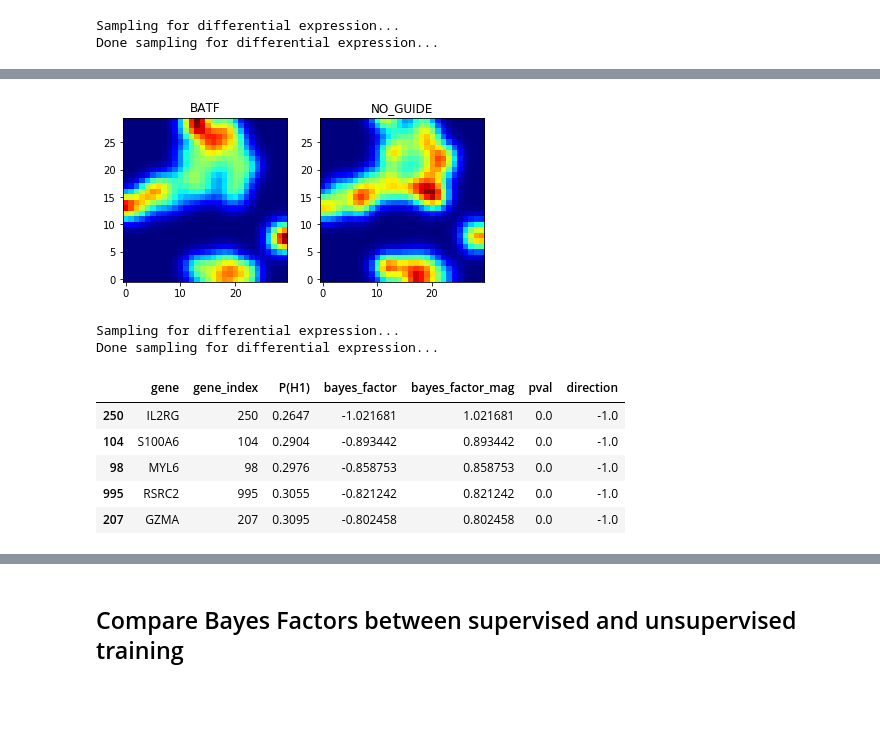
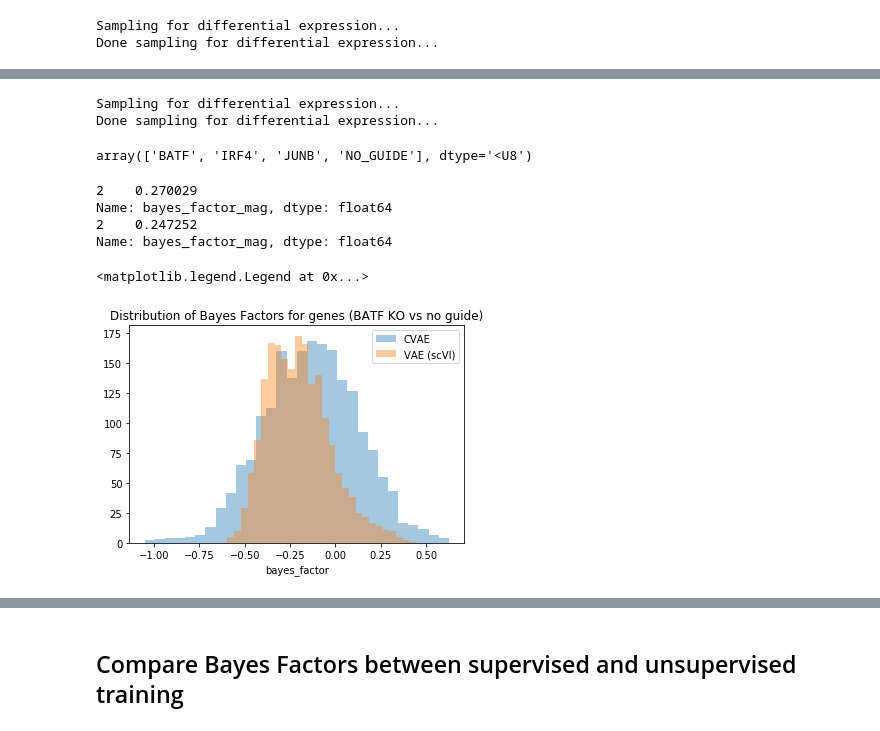
Before and after one commit to mincheoly/scVI-extensions, a Jupyter notebook: notebooks/batf_poc.ipynb, the cells around one changed output, grey strips where cells are left out. Drawn from its saved outputs; the diff is of its cells as text; code cells hidden in the pictures; blank space fills up the shorter version.

```diff
--- a/notebooks/batf_poc.ipynb
+++ b/notebooks/batf_poc.ipynb
@@ -164,2 +103,12 @@ plot_pair_densities(vae, infer, n_points=5000, sigma=1.5)
+# %%
+cvae = cv.CVAE(gene_dataset.nb_genes, n_labels=gene_dataset.n_labels, n_batch=gene_dataset.n_batches * use_batches)
+supervised_infer = svi.SupervisedVariationalInference(
+    cvae,
+    gene_dataset,
+    train_size=0.9,
+    use_cuda=use_cuda,
+    verbose=False,
+    frequency=1)
+supervised_infer.train(n_epochs=n_epochs, lr=lr)
 # %% [markdown]
 ### Differential Expression
@@ -202,18 +147,25 @@ Text(0.5,0,'iter')
-# %%
-plot_pair_densities(vaec, supervised_infer, n_points=5000, sigma=1.5)
-# %% [output]
-[figure, removed]
 # %%
-supervised_de_results = mn.differential_expression(vaec, de_dataset, [0, 1], 100, 10000)
+supervised_de_results = mn.differential_expression(cvae, de_dataset, [0, 1, 2, 3], 100)
 # %% [output]
 Sampling for differential expression...
 Done sampling for differential expression...
-# %%
-supervised_de_results[0][1].head(5)
-# %% [output]
-|  | gene | gene_index | P(H1) | bayes_factor | bayes_factor_mag | pval | direction |
-| 250 | IL2RG | 250 | 0.2647 | -1.021681 | 1.021681 | 0.0 | -1.0 |
-| 104 | S100A6 | 104 | 0.2904 | -0.893442 | 0.893442 | 0.0 | -1.0 |
-| 98 | MYL6 | 98 | 0.2976 | -0.858753 | 0.858753 | 0.0 | -1.0 |
-| 995 | RSRC2 | 995 | 0.3055 | -0.821242 | 0.821242 | 0.0 | -1.0 |
-| 207 | GZMA | 207 | 0.3095 | -0.802458 | 0.802458 | 0.0 | -1.0 |
+# %%
+de_dataset.cell_types
+# %% [output]
+array(['BATF', 'IRF4', 'JUNB', 'NO_GUIDE'], dtype='<U8')
+# %%
+print(supervised_de_results[1][2][3].query('gene == "SIRT1"')['bayes_factor_mag'])
+print(de_results[1][2][3].query('gene == "SIRT1"')['bayes_factor_mag'])
+# %% [output]
+2    0.270029
+Name: bayes_factor_mag, dtype: float64
+2    0.247252
+Name: bayes_factor_mag, dtype: float64
+# %%
+sns.distplot(supervised_de_results[1][0][3]['bayes_factor'], kde=False)
+sns.distplot(de_results[1][0][3]['bayes_factor'], kde=False)
+plt.title('Distribution of Bayes Factors for genes (BATF KO vs no guide)')
+plt.legend(['CVAE', 'VAE (scVI)'])
+# %% [output]
+<matplotlib.legend.Legend at 0x...>
+[figure, added]
```
Also changed, not shown: parts of 39 cells of this notebook, 10 other files.
